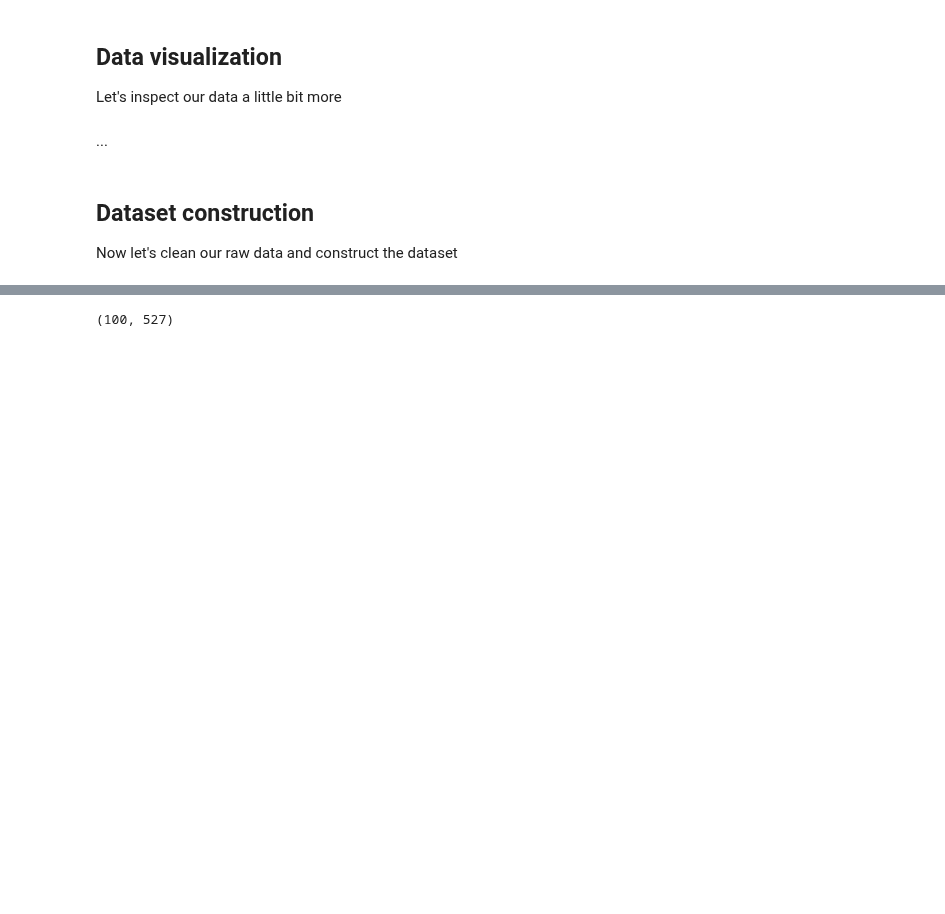
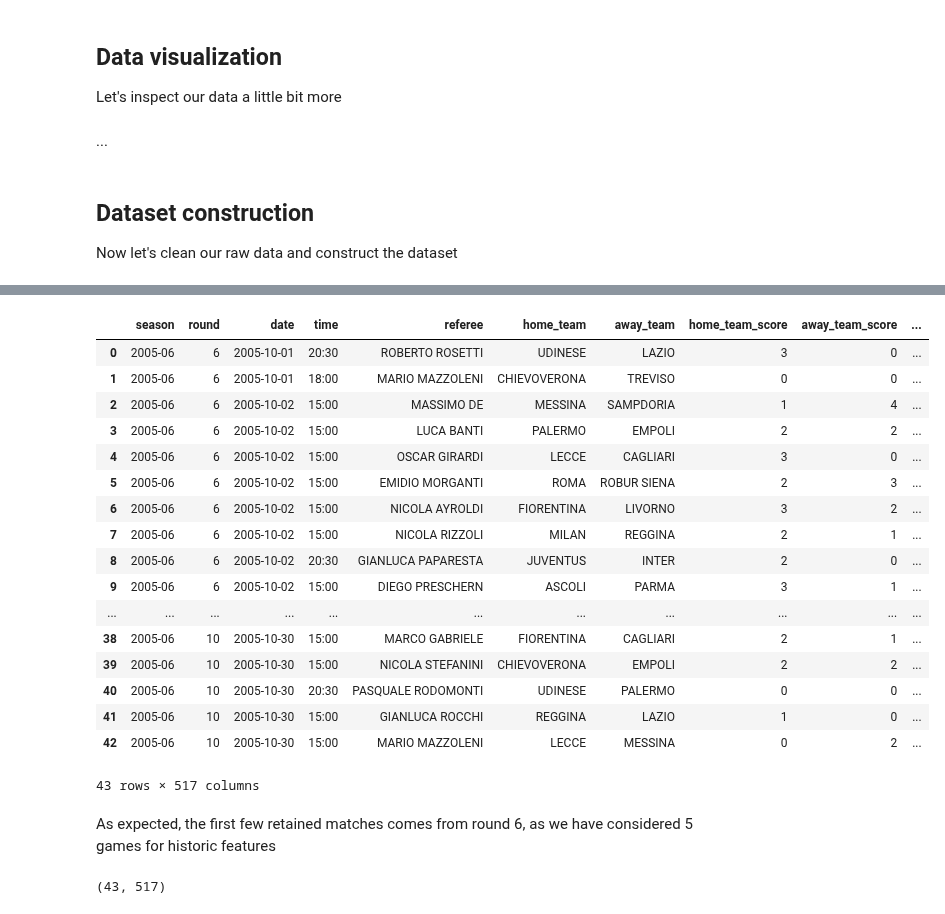
Before and after one commit to davnig/football-match-results-prediction, a Jupyter notebook: main.ipynb, the cells around one changed output, grey strips where cells are left out. Saved outputs shown, nothing was run; the diff lists cells and outputs as text; code cells hidden in the pictures; blank space fills up the shorter version.

```diff
--- a/main.ipynb
+++ b/main.ipynb
@@ -148 +158,28 @@ df1.tail()
+# %%
+# Remove the matches that do not have values for all historic features
+df1 = df1.dropna()
+df1 = df1.reset_index(drop=True)
+# %%
+df1.head()
+# %% [output]
+|  | season | round | date | time | referee | home_team | away_team | home_team_score | away_team_score | ... |
+| 0 | 2005-06 | 6 | 2005-10-01 | 20:30 | ROBERTO ROSETTI | UDINESE | LAZIO | 3 | 0 | ... |
+| 1 | 2005-06 | 6 | 2005-10-01 | 18:00 | MARIO MAZZOLENI | CHIEVOVERONA | TREVISO | 0 | 0 | ... |
+| 2 | 2005-06 | 6 | 2005-10-02 | 15:00 | MASSIMO DE | MESSINA | SAMPDORIA | 1 | 4 | ... |
+| 3 | 2005-06 | 6 | 2005-10-02 | 15:00 | LUCA BANTI | PALERMO | EMPOLI | 2 | 2 | ... |
+| 4 | 2005-06 | 6 | 2005-10-02 | 15:00 | OSCAR GIRARDI | LECCE | CAGLIARI | 3 | 0 | ... |
+| 5 | 2005-06 | 6 | 2005-10-02 | 15:00 | EMIDIO MORGANTI | ROMA | ROBUR SIENA | 2 | 3 | ... |
+| 6 | 2005-06 | 6 | 2005-10-02 | 15:00 | NICOLA AYROLDI | FIORENTINA | LIVORNO | 3 | 2 | ... |
+| 7 | 2005-06 | 6 | 2005-10-02 | 15:00 | NICOLA RIZZOLI | MILAN | REGGINA | 2 | 1 | ... |
+| 8 | 2005-06 | 6 | 2005-10-02 | 20:30 | GIANLUCA PAPARESTA | JUVENTUS | INTER | 2 | 0 | ... |
+| 9 | 2005-06 | 6 | 2005-10-02 | 15:00 | DIEGO PRESCHERN | ASCOLI | PARMA | 3 | 1 | ... |
+| ... | ... | ... | ... | ... | ... | ... | ... | ... | ... | ... |
+| 38 | 2005-06 | 10 | 2005-10-30 | 15:00 | MARCO GABRIELE | FIORENTINA | CAGLIARI | 2 | 1 | ... |
+| 39 | 2005-06 | 10 | 2005-10-30 | 15:00 | NICOLA STEFANINI | CHIEVOVERONA | EMPOLI | 2 | 2 | ... |
+| 40 | 2005-06 | 10 | 2005-10-30 | 20:30 | PASQUALE RODOMONTI | UDINESE | PALERMO | 0 | 0 | ... |
+| 41 | 2005-06 | 10 | 2005-10-30 | 15:00 | GIANLUCA ROCCHI | REGGINA | LAZIO | 1 | 0 | ... |
+| 42 | 2005-06 | 10 | 2005-10-30 | 15:00 | MARIO MAZZOLENI | LECCE | MESSINA | 0 | 2 | ... |
+43 rows × 517 columns
+# %% [markdown]
+As expected, the first few retained matches comes from round 6, as we have considered 5 games for historic features
 # %%
@@ -153,4 +190,4 @@ for colName, colValue in df1.iteritems():
 # %%
 df1.shape
 # %% [output]
-(100, 527)
+(43, 517)
```
Also changed, not shown: parts of 5 cells of this notebook.
